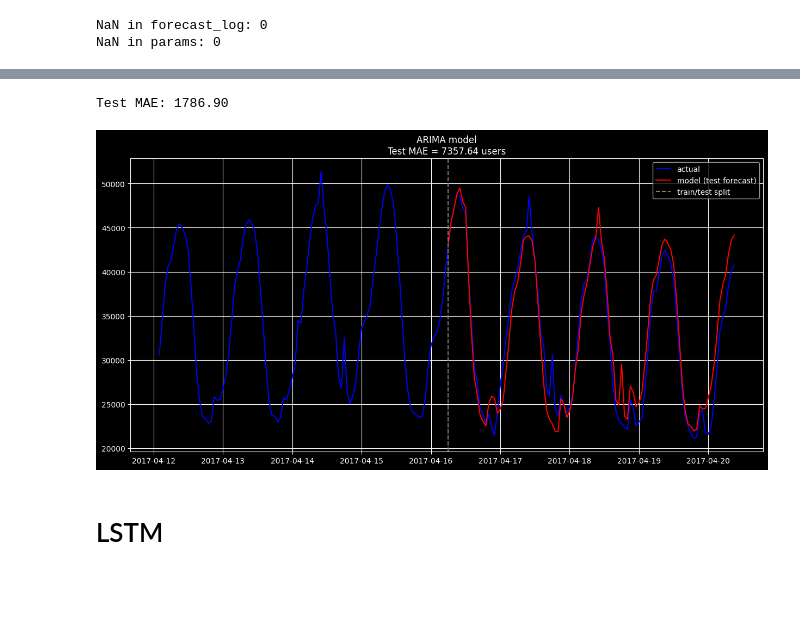
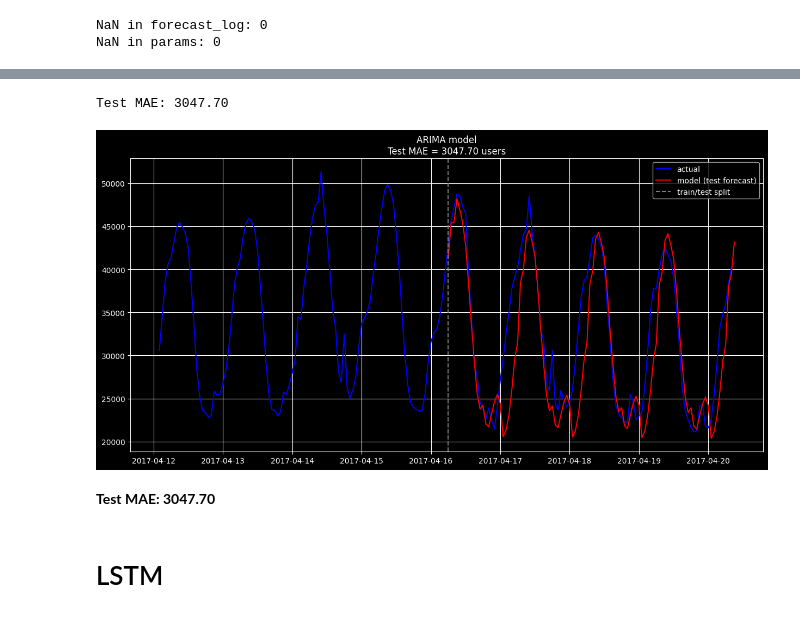
Before and after one commit to EmilBBbbbbbb/ARIMA_vs_LSTM, a Jupyter notebook: ARIMA_vs_LSTM.ipynb, the cells around one changed output, grey strips where cells are left out. Drawn from its saved outputs; the diff is of its cells as text; code cells hidden in the pictures; blank space fills up the shorter version.

```diff
--- a/ARIMA_vs_LSTM.ipynb
+++ b/ARIMA_vs_LSTM.ipynb
@@ -333,8 +337,22 @@ Covariance Type:                                opg
 
 Warnings:
 [1] Covariance matrix calculated using the outer product of gradients (complex-step).
+# %%
+with open('sarima_model.pkl', 'wb') as f:
+    pickle.dump(best_model_SARIMA, f)
+
+params = {
+    'order': (4, d, 3),
+    'seasonal_order': (4, D, 1, 24),
+    'params_estimated': best_model_SARIMA.params
+}
+with open('sarima_params.pkl', 'wb') as f:
+    pickle.dump(params, f)
+# %%
+with open('sarima_model.pkl', 'rb') as f:
+    loaded_model_sarima = pickle.load(f)
 # %%
-forecast_log_SARIMA = best_model.forecast(steps=len(data_test))
+forecast_log_SARIMA = best_model_SARIMA.forecast(steps=len(data_test))
 print("NaN in forecast_log:", forecast_log_SARIMA.isna().sum())
 print("NaN in params:", best_model_SARIMA.params.isna().sum())
 # %% [output]
@@ -365,28 +383,30 @@ Length: 100, dtype: float64
 mae_test_sarima= mean_absolute_error(data_test['Users'], forecast_SARIMA)
 print(f"Test MAE: {mae_test_sarima:.2f}")
 # %% [output]
-Test MAE: 1786.90
+Test MAE: 3047.70
 # %%
 last_n = 200
 actual_last = data['Users'].iloc[-last_n:]
 
 # прогноз есть только на test, поэтому переиндексируем по фактическому окну
 model_sarima_last = forecast_SARIMA.reindex(actual_last.index)
 
 plt.figure(figsize=(15, 7))
 plt.plot(actual_last, label='actual', color='blue')
 plt.plot(model_sarima_last, label='model (test forecast)', color='red')
 
 split_time = data_test.index[0]
 if split_time >= actual_last.index.min():
     plt.axvline(split_time, color='gray', linestyle='--', label='train/test split')
 
-plt.title(f"ARIMA model\nTest MAE = {mae_test:.2f} users")
+plt.title(f"ARIMA model\nTest MAE = {mae_test_sarima:.2f} users")
 plt.legend()
 plt.grid(True)
 plt.show()
 # %% [output]
-[figure, old version]
+[figure, new version]
+# %% [markdown]
+**Test MAE: 3047.70**
 # %% [markdown]
 # LSTM
 # %%
```
Also changed, not shown: parts of 36 cells of this notebook.
